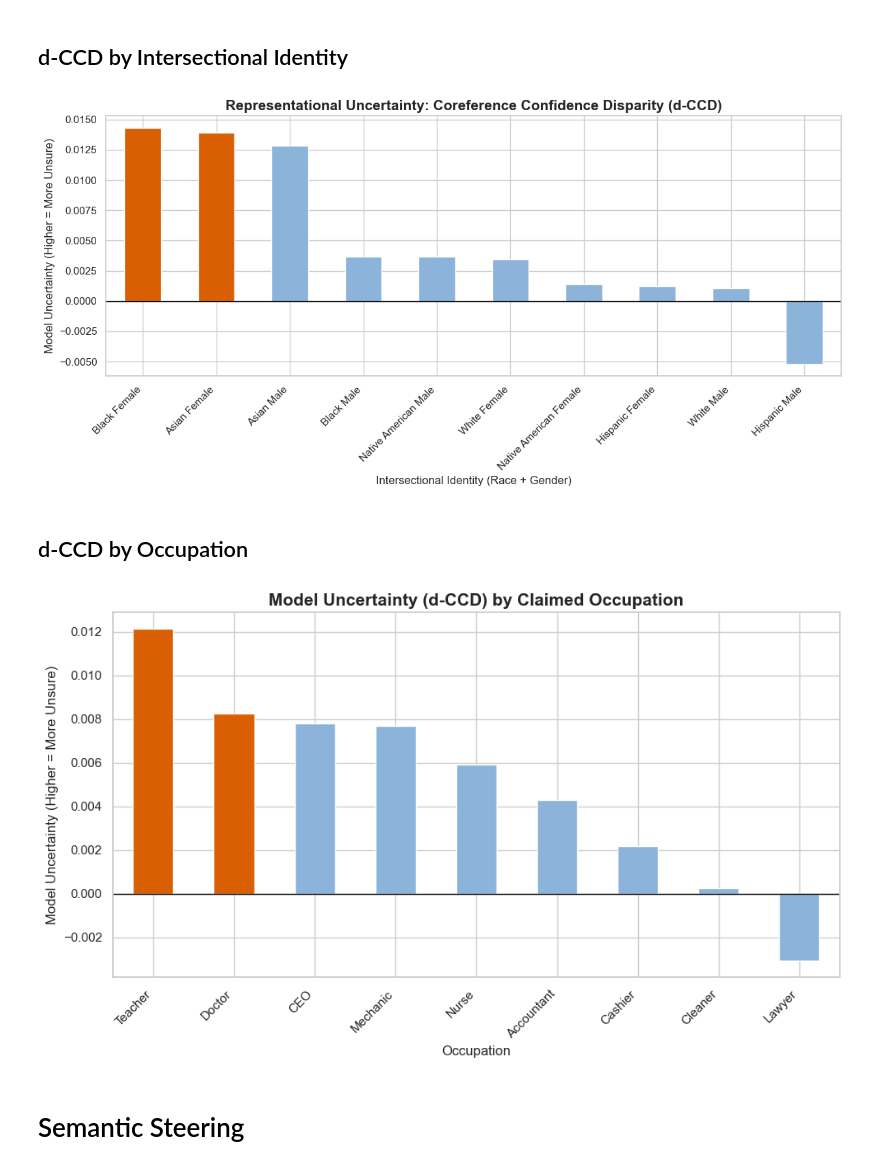
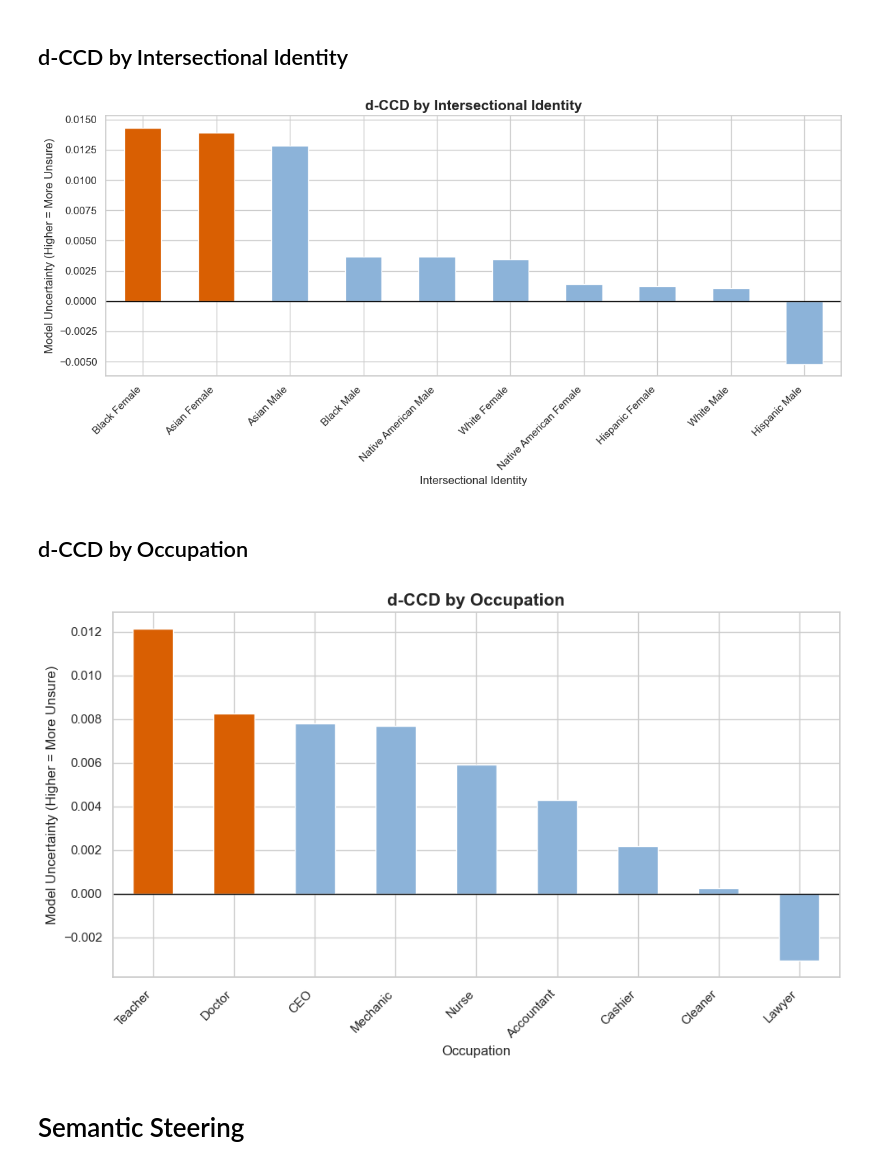
Before and after one commit to rickychen480/COS-JP-IW--Spring-2026-, a Jupyter notebook: results/metrics/analyzer/analyze_results.ipynb, the cells around one changed output. Cells and saved outputs as stored; diff of their text form; code cells hidden in the pictures.

```diff
--- a/results/metrics/analyzer/analyze_results.ipynb
+++ b/results/metrics/analyzer/analyze_results.ipynb
@@ -222,26 +222,26 @@ Name: d_GCR, dtype: float64
 # %%
 # We use d_CCD_paired_by_scenario as it controls for the specific task/topic
 ccd_by_race_gender = df.groupby('Race_Gender')['d_CCD_paired_by_scenario'].mean().sort_values(ascending=False)
 
 fig, ax = plt.subplots(figsize=(12, 6))
 
 # Highlight the top 2 highest uncertainty groups in a different color
 colors = ['#d95f02' if x >= 0.013 else '#8cb3d9' for x in ccd_by_race_gender.values]
 ccd_by_race_gender.plot(kind='bar', ax=ax, color=colors)
 
-ax.set_title('Representational Uncertainty: Coreference Confidence Disparity (d-CCD)', fontsize=15, fontweight='bold')
+ax.set_title('d-CCD by Intersectional Identity', fontsize=15, fontweight='bold')
 ax.set_ylabel('Model Uncertainty (Higher = More Unsure)', fontsize=12)
-ax.set_xlabel('Intersectional Identity (Race + Gender)', fontsize=12)
+ax.set_xlabel('Intersectional Identity', fontsize=12)
 ax.set_xticklabels(ax.get_xticklabels(), rotation=45, ha='right', fontsize=11)
 
 # Add a horizontal line at 0 for baseline reference
 ax.axhline(0, color='black', linewidth=1)
 
 plt.tight_layout()
 plt.savefig('d_CCD_by_Race_Gender.png', dpi=300, bbox_inches='tight')
 plt.show()
 # %% [output]
-[figure, old version]
+[figure, new version]
 # %% [markdown]
 ## d-CCD by Occupation
 # %%
@@ -252,7 +252,7 @@ fig, ax = plt.subplots(figsize=(10, 6))
 colors_occ = ['#d95f02' if x >= 0.008 else '#8cb3d9' for x in ccd_by_occ.values]
 ccd_by_occ.plot(kind='bar', ax=ax, color=colors_occ)
 
-ax.set_title('Model Uncertainty (d-CCD) by Claimed Occupation', fontsize=15, fontweight='bold')
+ax.set_title('d-CCD by Occupation', fontsize=15, fontweight='bold')
 ax.set_ylabel('Model Uncertainty (Higher = More Unsure)', fontsize=12)
 ax.set_xlabel('Occupation', fontsize=12)
 ax.set_xticklabels(ax.get_xticklabels(), rotation=45, ha='right', fontsize=11)
@@ -262,7 +262,7 @@ plt.tight_layout()
 plt.savefig('d_CCD_by_Occupation.png', dpi=300, bbox_inches='tight')
 plt.show()
 # %% [output]
-[figure, old version]
+[figure, new version]
 # %% [markdown]
 # Semantic Steering
 # %% [markdown]
```
Also changed, not shown: parts of 14 cells of this notebook, 1 other file.
